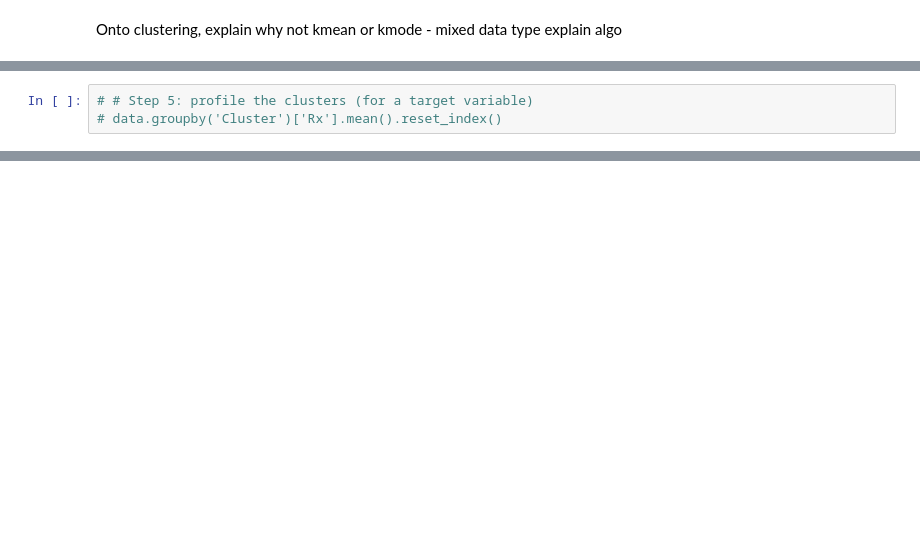
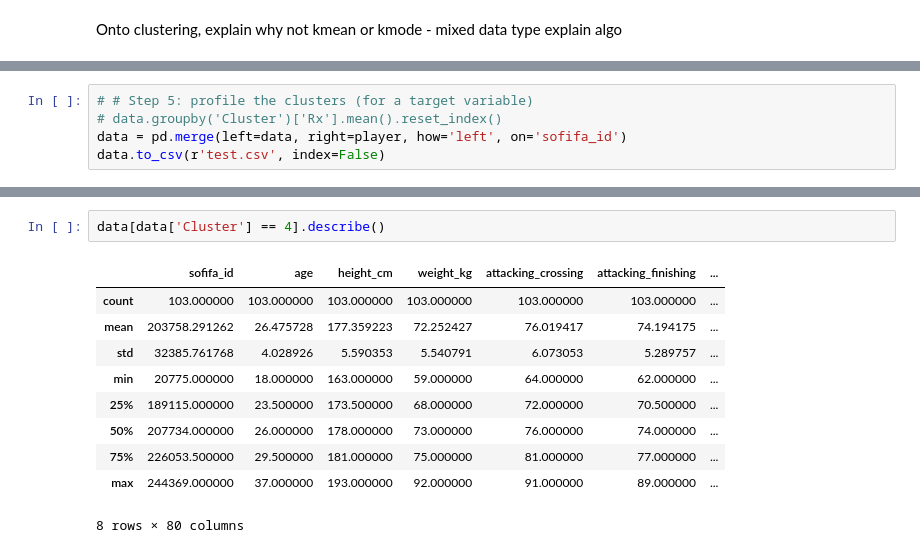
Before and after one commit to hanessteven/Hanes_Projects, a Jupyter notebook: FIFA_Unsupervised/Unsupervised.ipynb, the cells around one changed output, grey strips where cells are left out. Drawn from its saved outputs; the diff is of its cells as text; blank space fills up the shorter version.

```diff
--- a/FIFA_Unsupervised/Unsupervised.ipynb
+++ b/FIFA_Unsupervised/Unsupervised.ipynb
@@ -225,3 +236,5 @@ ax = famd.plot_row_coordinates(data, ax=None, figsize=(12, 12), x_component=0, y
 # %%
 # # Step 5: profile the clusters (for a target variable)
 # data.groupby('Cluster')['Rx'].mean().reset_index()
+data = pd.merge(left=data, right=player, how='left', on='sofifa_id')
+data.to_csv(r'test.csv', index=False)
@@ -227,0 +259,13 @@ ax = famd.plot_row_coordinates(data, ax=None, figsize=(12, 12), x_component=0, y
+# %%
+data[data['Cluster'] == 4].describe()
+# %% [output]
+|  | sofifa_id | age | height_cm | weight_kg | attacking_crossing | attacking_finishing | ... |
+| count | 103.000000 | 103.000000 | 103.000000 | 103.000000 | 103.000000 | 103.000000 | ... |
+| mean | 203758.291262 | 26.475728 | 177.359223 | 72.252427 | 76.019417 | 74.194175 | ... |
+| std | 32385.761768 | 4.028926 | 5.590353 | 5.540791 | 6.073053 | 5.289757 | ... |
+| min | 20775.000000 | 18.000000 | 163.000000 | 59.000000 | 64.000000 | 62.000000 | ... |
+| 25% | 189115.000000 | 23.500000 | 173.500000 | 68.000000 | 72.000000 | 70.500000 | ... |
+| 50% | 207734.000000 | 26.000000 | 178.000000 | 73.000000 | 76.000000 | 74.000000 | ... |
+| 75% | 226053.500000 | 29.500000 | 181.000000 | 75.000000 | 81.000000 | 77.000000 | ... |
+| max | 244369.000000 | 37.000000 | 193.000000 | 92.000000 | 91.000000 | 89.000000 | ... |
+8 rows × 80 columns
```
Also changed, not shown: parts of 18 cells of this notebook, 3 other files.
